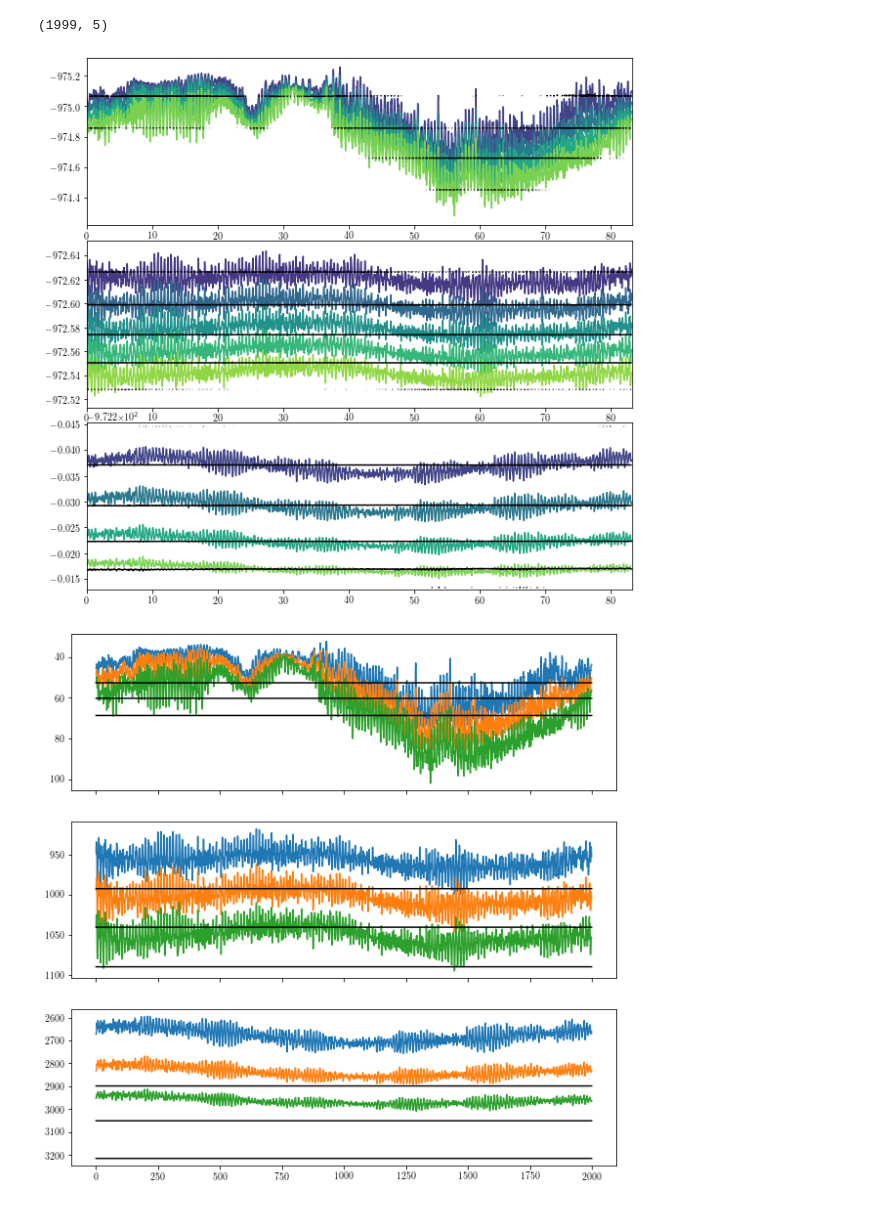
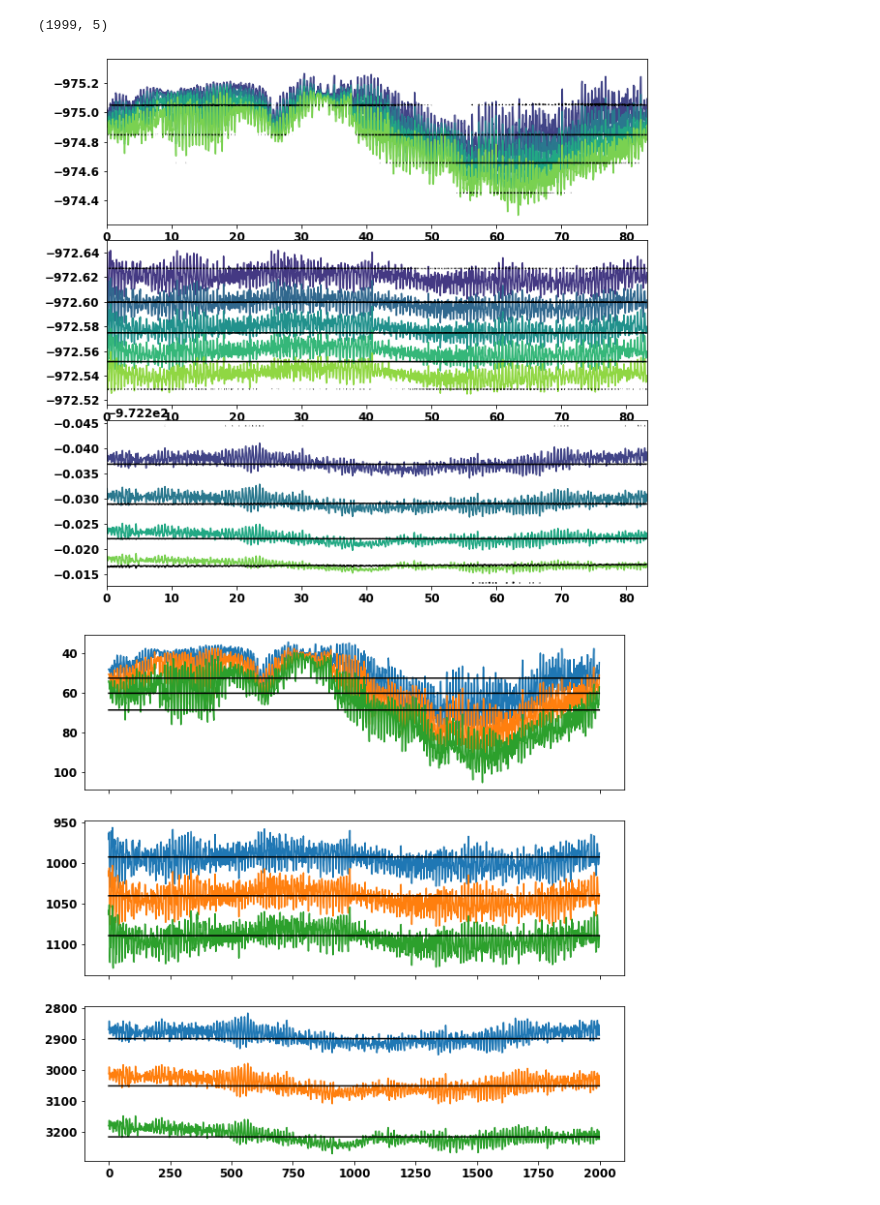
Before and after one commit to jpdef/internalwaves, a Jupyter notebook: IW/notebooks/LLC/LLC_EOF.ipynb, the cells around one changed output. Cells and saved outputs as stored; diff of their text form; code cells hidden in the pictures.

```diff
--- a/IW/notebooks/LLC/LLC_EOF.ipynb
+++ b/IW/notebooks/LLC/LLC_EOF.ipynb
@@ -19,7 +17,7 @@ table = read_table(path)
 
 #Define a slice of data
 DSL = slice(15,80) # depth slice
-sl = (slice(0,2000),DSL,slice(2,3),slice(2,3))
+sl = (slice(0,2000),DSL,slice(0,None),slice(0,None))
 
 #Get state variables
 N2 = extract_node(table,'N2')[sl]
@@ -96,25 +134,24 @@ f.set_dpi(150)
 # %%
-import matplotlib as mpl
 f =  plt.figure()
-gs = mpl.gridspec.GridSpec(ncols=1,nrows=6,figure=f)
+gs = matplotlib.gridspec.GridSpec(ncols=1,nrows=6,figure=f)
 ax0 = f.add_subplot(gs[0:2,0])
 ax1 = f.add_subplot(gs[2:4,0])
 ax2 = f.add_subplot(gs[4:6,0])
 s1 = (slice(0,-1),slice(0,4),0,0)
 s2 = (slice(0,-1),slice(35,40),0,0)
 s3 = (slice(0,-1),slice(-6,-1),0,0)
-ax0.contour(AX[s1]['t']/24,RP[s1]-1000,AX[s1]['z'],levels=4)
-ax0.contour(AX[s1]['t']/24,RP[s1]-1000,zofr(RP[s1]),levels=4,colors='k')
+ax0.contour(AX[s1]['t']/24,R[s1]-1000,AX[s1]['z'],levels=4)
+ax0.contour(AX[s1]['t']/24,R[s1]-1000,zofr(R[s1]),levels=4,colors='k')
 
-ax1.contour(AX[s2]['t']/24,RP[s2]-1000,AX[s2]['z'],levels=5)
-ax1.contour(AX[s2]['t']/24,RP[s2]-1000,zofr(RP[s2]),levels=5,colors='k')
+ax1.contour(AX[s2]['t']/24,R[s2]-1000,AX[s2]['z'],levels=5)
+ax1.contour(AX[s2]['t']/24,R[s2]-1000,zofr(R[s2]),levels=5,colors='k')
 
-ax2.contour(AX[s3]['t']/24,RP[s3]-1000,AX[s3]['z'],levels=5)
-ax2.contour(AX[s3]['t']/24,RP[s3]-1000,zofr(RP[s3]),levels=5,colors='k')
+ax2.contour(AX[s3]['t']/24,R[s3]-1000,AX[s3]['z'],levels=5)
+ax2.contour(AX[s3]['t']/24,R[s3]-1000,zofr(R[s3]),levels=5,colors='k')
 #p = ax1.contourf(AX[s2]['t'],np.tile(R_mean[55:59],(200,1)),np.tile(Z[55:59],(200,1)),levels=10)
 
 
-#p=ax.contourf(AX[s]['t'],RP[s],AX[s]['z'],levels=50,cmap='jet')
+#p=ax.contourf(AX[s]['t'],R[s],AX[s]['z'],levels=50,cmap='jet')
 #p=ax.contourf(AX[s]['t'],AX[s]['z'],np.tile(R_mean[s[1]],(700,1)),levels=20)
 ax0.invert_yaxis()
 ax1.invert_yaxis()
@@ -122,25 +159,25 @@ ax2.invert_yaxis()
 #f.colorbar(p)
 #f.autofmt_xdate(rotation=70)
 f.set_size_inches(10,10)
-print(RP[s2].shape)
+print(R[s2].shape)
 # %% [output]
 (1999, 5)
-[figure, old version]
+[figure, new version]
 # %%
 f , ax = plt.subplots(3,1,sharex=True)
-ax[0].plot(zofr(RP[s1][:,1:4]))
+ax[0].plot(zofr(R[s1][:,1:4]))
 ax[0].plot(AX[s1]['z'][:,1:4],'k-')
 
-ax[1].plot(zofr(RP[s2][:,1:4]))
+ax[1].plot(zofr(R[s2][:,1:4]))
 ax[1].plot(AX[s2]['z'][:,1:4],'k-')
 
-ax[2].plot(zofr(RP[s3][:,1:4]))
+ax[2].plot(zofr(R[s3][:,1:4]))
 ax[2].plot(AX[s3]['z'][:,1:4],'k-')
 
 ax[0].invert_yaxis()
 ax[1].invert_yaxis()
 ax[2].invert_yaxis()
 
 f.set_size_inches(10,10)
 # %% [output]
-[figure, old version]
+[figure, new version]
```
Also changed, not shown: parts of 15 cells of this notebook, 7 other files.
